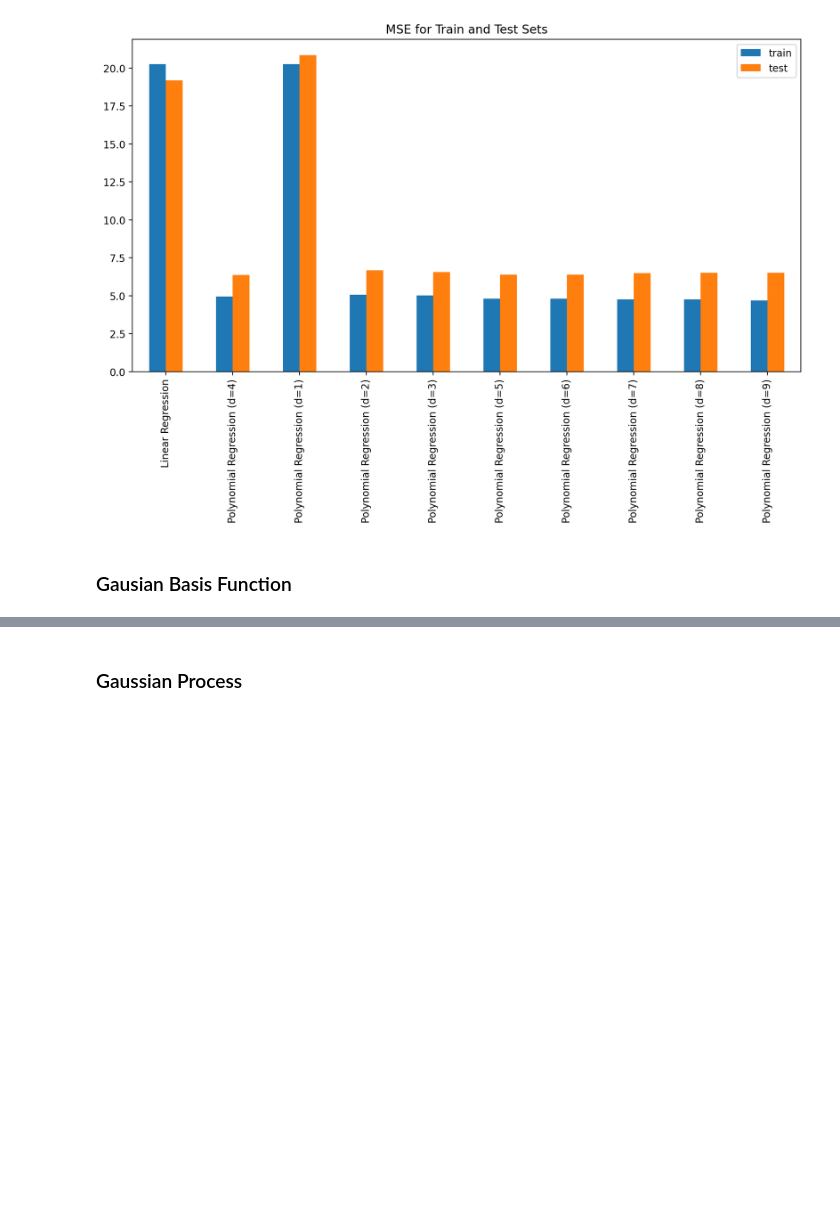
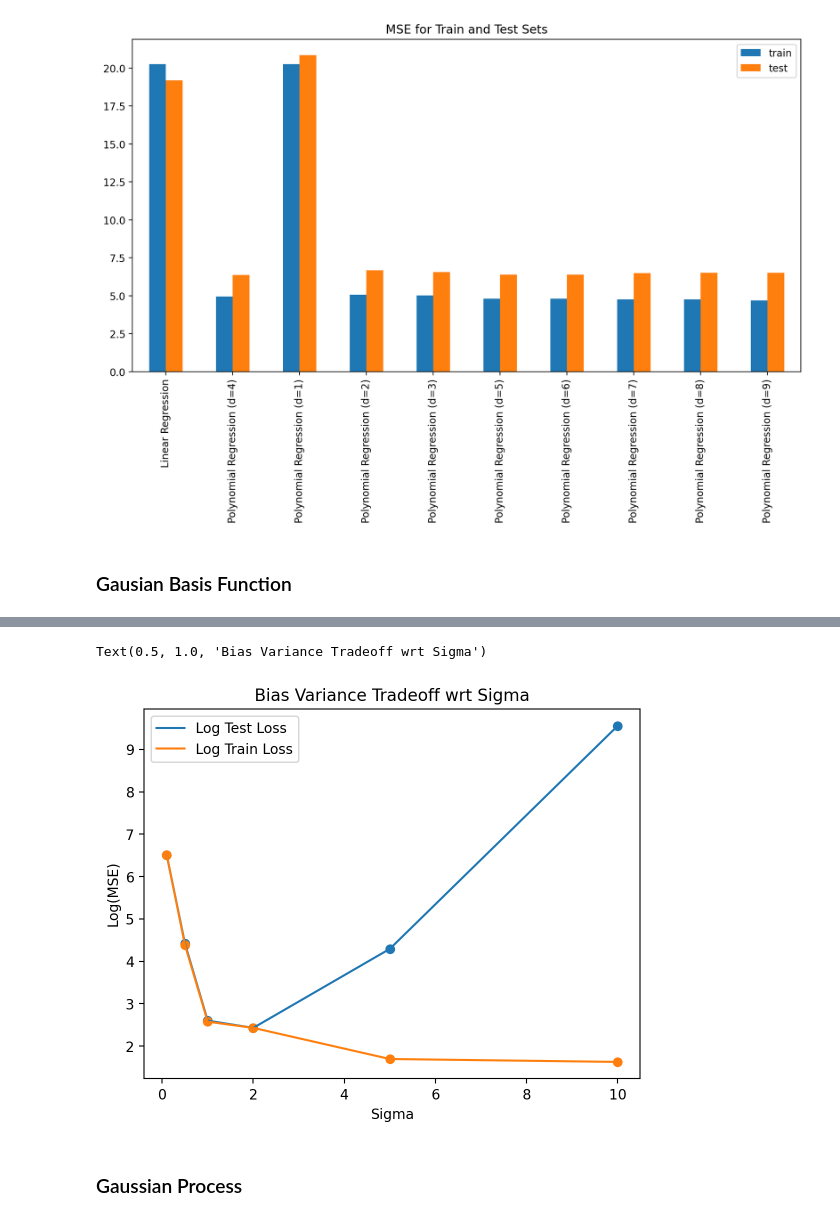
Before and after one commit to nipunbatra/ml-teaching, a Jupyter notebook: notebooks/basis.ipynb, the cells around one changed output, grey strips where cells are left out. Saved outputs shown, nothing was run; the diff lists cells and outputs as text; code cells hidden in the pictures; blank space fills up the shorter version.

```diff
--- a/notebooks/basis.ipynb
+++ b/notebooks/basis.ipynb
@@ -296,3 +282,27 @@ errors_df.plot(kind='bar', figsize=(12, 6), title='MSE for Train and Test Sets')
+# %%
+# Plot the train and test errors for different values of sigma
+
+errors_df = pd.DataFrame(errors).T
+
+test_errors = errors_df.test.values
+train_errors = errors_df.train.values
+
+log_test_errors = np.log(test_errors)
+log_train_errors = np.log(train_errors)
+
+stds = [0.1, 0.5, 1, 2, 5, 10]
+
+plt.plot(stds , log_test_errors, label='Log Test Loss')
+plt.plot(stds , log_train_errors, label='Log Train Loss')
+plt.scatter(stds, log_test_errors)
+plt.scatter(stds, log_train_errors)
+plt.legend()
+plt.xlabel('Sigma')
+plt.ylabel('Log(MSE)')
+plt.title('Bias Variance Tradeoff wrt Sigma')
+# %% [output]
+Text(0.5, 1.0, 'Bias Variance Tradeoff wrt Sigma')
+[figure, added]
 # %% [markdown]
 ### Gaussian Process
 # %%
```
Also changed, not shown: parts of 16 cells of this notebook.
